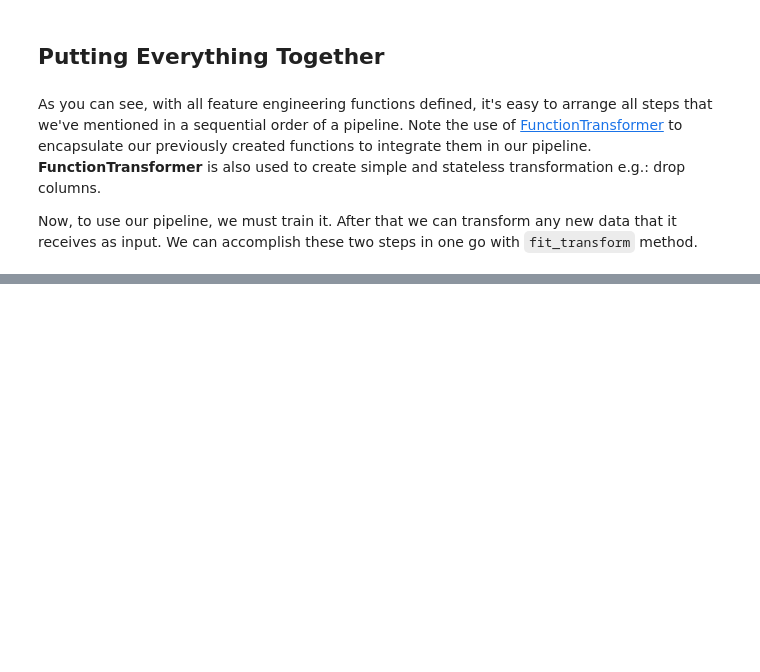
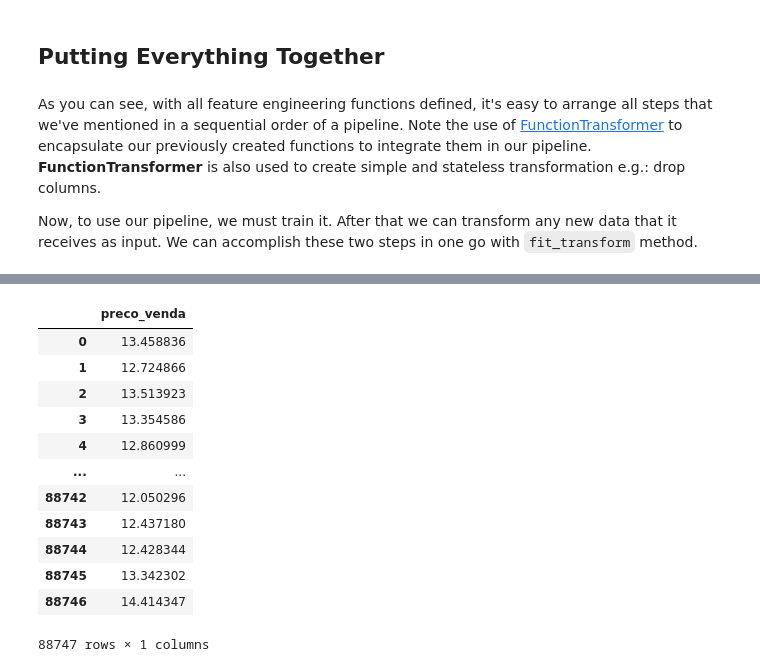
Before and after one commit to TheCamilovisk/HousePricePredictionApp, a Jupyter notebook: notebooks/03-data-preprocessing.ipynb, the cells around one changed output, grey strips where cells are left out. Drawn from its saved outputs; the diff is of its cells as text; code cells hidden in the pictures; blank space fills up the shorter version.

```diff
--- a/notebooks/03-data-preprocessing.ipynb
+++ b/notebooks/03-data-preprocessing.ipynb
@@ -297,0 +308,18 @@ transformed_features
+# %%
+target_transform = FunctionTransformer(np.log, inverse_func=np.exp)
+transformed_prices = target_transform.transform(prices.to_frame())
+transformed_prices
+# %% [output]
+|  | preco_venda |
+| 0 | 13.458836 |
+| 1 | 12.724866 |
+| 2 | 13.513923 |
+| 3 | 13.354586 |
+| 4 | 12.860999 |
+| ... | ... |
+| 88742 | 12.050296 |
+| 88743 | 12.437180 |
+| 88744 | 12.428344 |
+| 88745 | 13.342302 |
+| 88746 | 14.414347 |
+88747 rows × 1 columns
```
Also changed, not shown: parts of 11 cells of this notebook, 1 other file.
